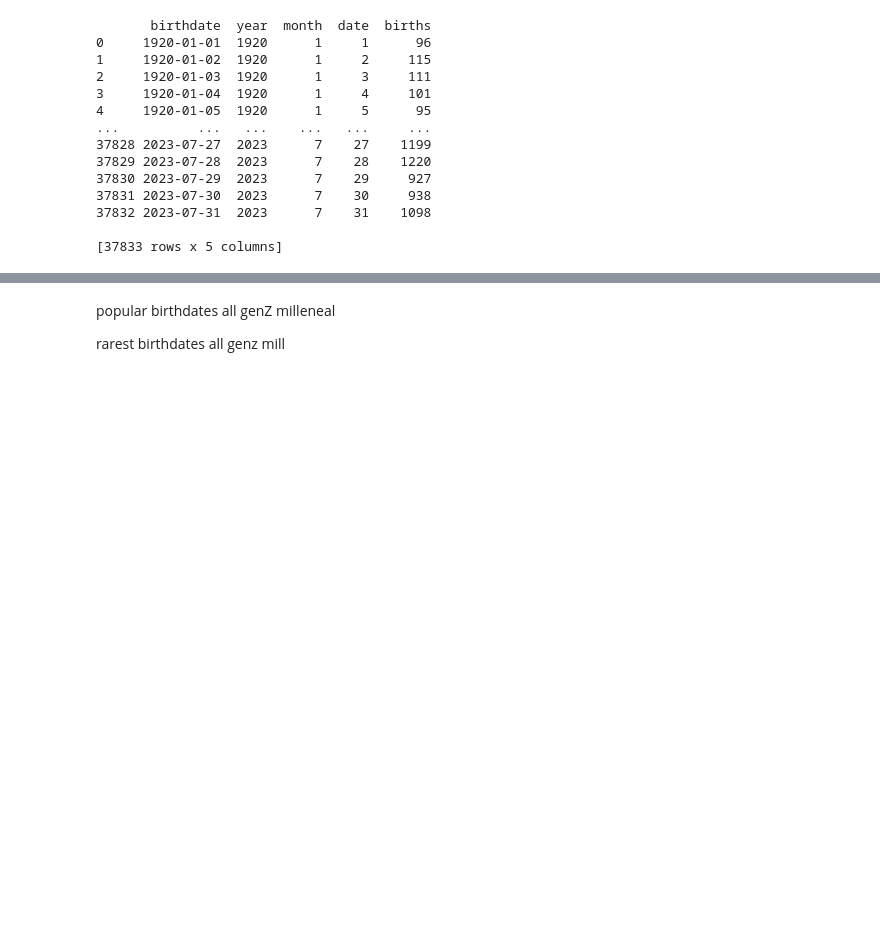
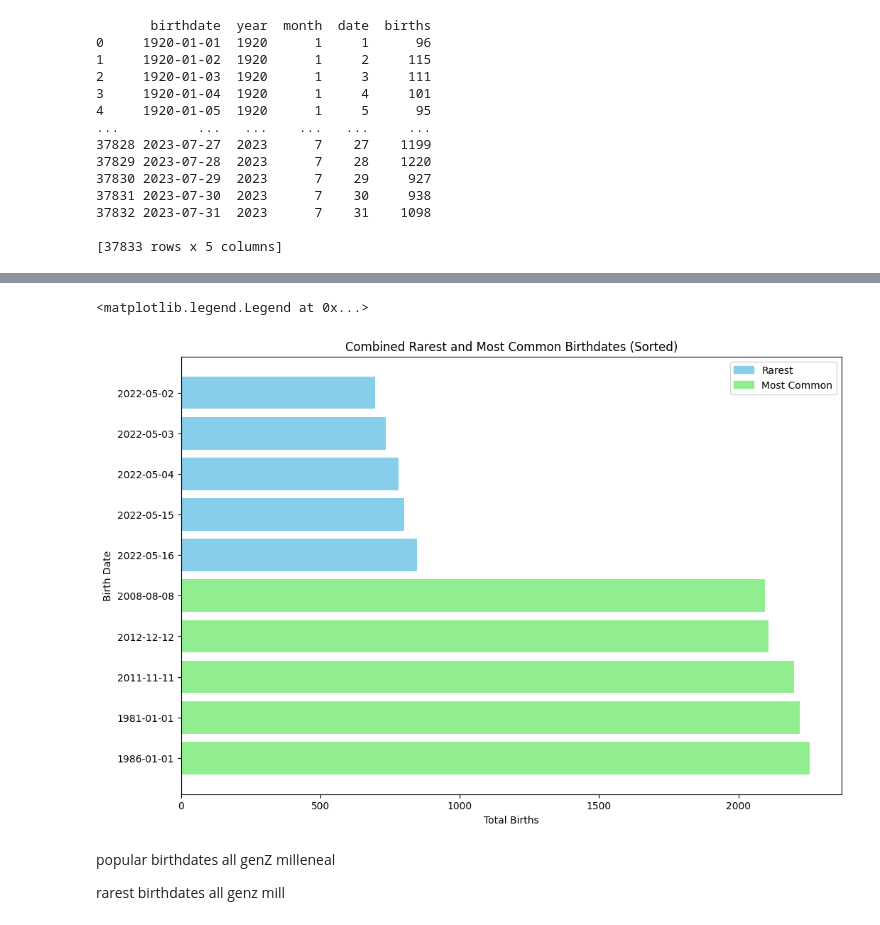
Before and after one commit to aqilahsalihah/birthdayAnalysis, a Jupyter notebook: birthdates.ipynb, the cells around one changed output, grey strips where cells are left out. Saved outputs shown, nothing was run; the diff lists cells and outputs as text; code cells hidden in the pictures; blank space fills up the shorter version.

```diff
--- a/birthdates.ipynb
+++ b/birthdates.ipynb
@@ -102,6 +110,7 @@ def generate_heatmap(genName):
     plt.ylabel('Month')
     plt.show()
 # %%
-def top_birthdates(genName, N):
+# popular birthday
+def common_birthday(genName, N):
     top_N = gen[genName].sort_values(by='births', ascending=False).head(N)
     return top_N
@@ -108,4 +127,5 @@ def top_birthdates(genName, N):
 # %%
-def rarest_birthdates(genName, N):
+# rarest birthday
+def rarest_birthday(genName, N):
     rare_N = gen[genName].sort_values(by='births', ascending=True).head(N)
     return rare_N
@@ -154,3 +200,20 @@ plt.bar(top_popular_genY['birthdate'].astype(str), )
+# %%
+birthdatesYear = pd.concat([commonBirthday, rareBirthday], ignore_index=True).sort_values(by='births', ascending=False)
+
+plt.figure(figsize=(12, 8))
+bars = plt.barh(birthdatesYear['birthdate'].astype(str), birthdatesYear['births'], color=['lightgreen']*len(rareBirthday) + ['skyblue']*len(commonBirthday))
+plt.title('Combined Rarest and Most Common Birthdates (Sorted)')
+plt.xlabel('Total Births')
+plt.ylabel('Birth Date')
+
+# Create a legend
+legend_colors = {'Rarest': 'skyblue', 'Most Common': 'lightgreen'}
+legend_labels = list(legend_colors.keys())
+legend_handles = [plt.Rectangle((0,0),1,1, color=legend_colors[label]) for label in legend_labels]
+plt.legend(legend_handles, legend_labels)
+# %% [output]
+<matplotlib.legend.Legend at 0x...>
+[figure, added]
 # %% [markdown]
 popular birthdates
     all
```
Also changed, not shown: parts of 20 cells of this notebook.
